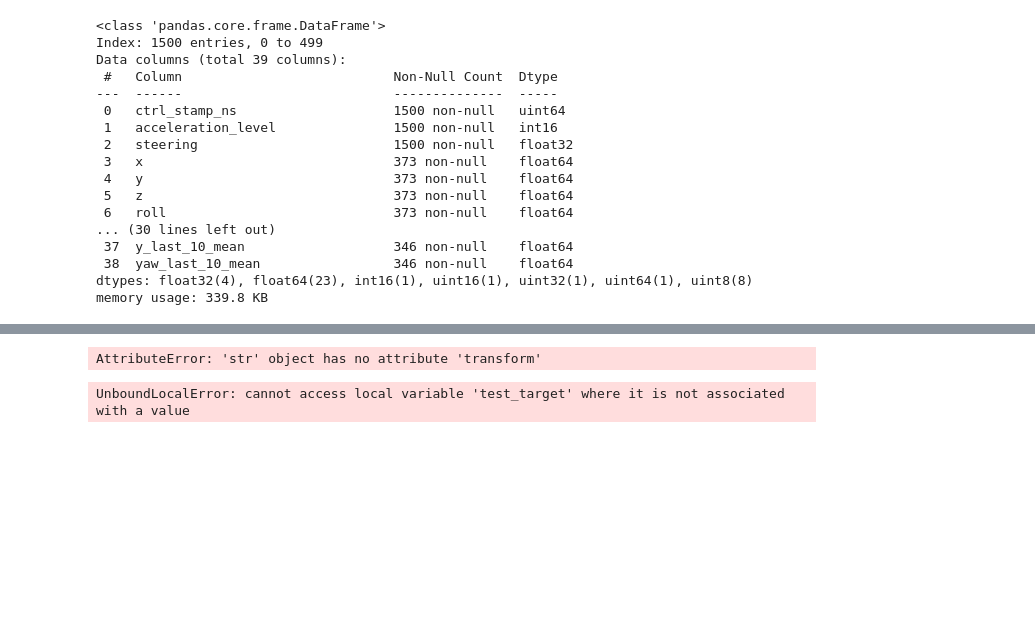
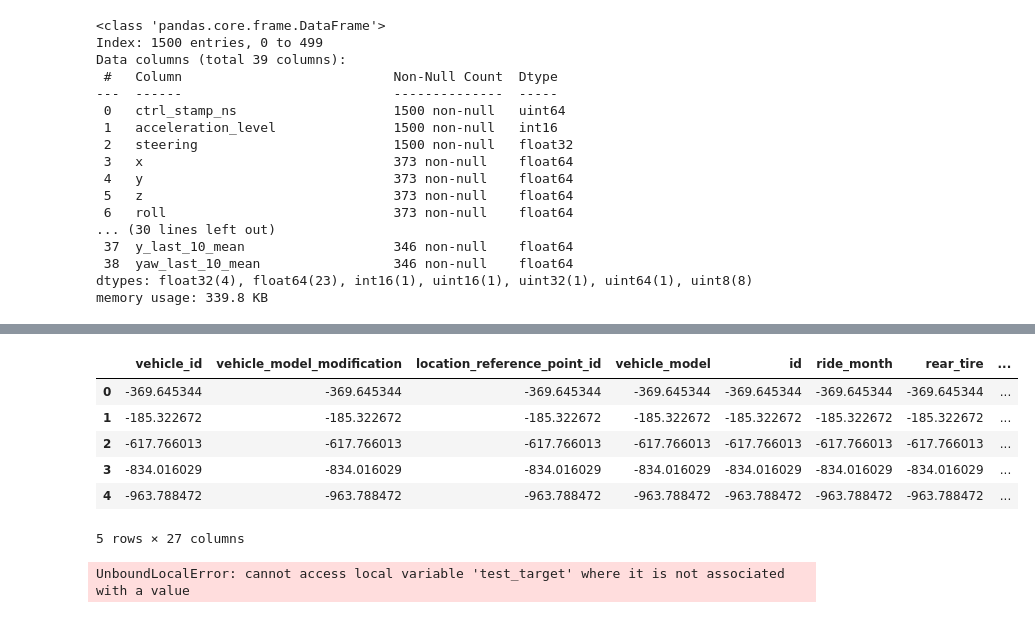
Before and after one commit to rvegrc/self_drive, a Jupyter notebook: api/api_debug.ipynb, the cells around one changed output, grey strips where cells are left out. Saved outputs shown, nothing was run; the diff lists cells and outputs as text; code cells hidden in the pictures; blank space fills up the shorter version.

```diff
--- a/api/api_debug.ipynb
+++ b/api/api_debug.ipynb
@@ -393,29 +471,69 @@ test = df.copy()
 # %%
 id = 0
 # use test data by id
 test_target = test[test['id'] == id]
 
+test_target
+
 # set columns for one target
 cat_cols, num_cols = set_cols_for_model(test_target, target, targets_all)
 
 
-test_id = test[test['id'] == id][cat_cols + num_cols + list(target)].copy()
+test_id = test[test['id'] == id][cat_cols + num_cols].copy()
 
 # add target columns with shifts
 for i in range(1, 4):
-    test_id[f'{target}_shift_{i}'] = test_id[target].shift(i)
+    test_id[f'{target}_shift_{i}'] = test_target[target].shift(i)
 
 # add mean last 10 values for target columns
-test_id[f'{target}_last_10_mean'] = test_id[target].rolling(window=10).mean()
+test_id[f'{target}_last_10_mean'] = test_target[target].rolling(window=10).mean()
 
 preprocessor = pd.read_pickle(f'{preprocessor_path}/preprocessor_{target}.pkl')
 
-# transform the encoded test data with preprocessor
-test_prepr = preprocessor.transform(ctb_encoder(test_id, target, id, cat_cols, num_cols))
+# ctb encoder
 
-# test_id.head()
+# # obsereved columns
+# obs_cols = [col for col in test_id.columns if 'obs' in col]
+
+
+# # use only columns for one target and 'shift_1_obs' doesn't need to encode
+# test_enc = test_id.loc[:, cat_cols + list(set(num_cols) - set(obs_cols))]
+
+# # fill null in target_shift column for correct work CatBoostEncoder
+# test_enc.fillna(value={f'{target}_shift_1': -1}, inplace=True)
+
+# # encode categorical columns
+# test_enc = ce.CatBoostEncoder(cols=cat_cols).fit_transform(test_enc, test_enc[f'{target}_shift_1'])
+
+# # del num and reminder from col names
+# # train_target.columns = [col.split("__")[1] if "__" in col else col for col in train_target.columns]
+
+# # replace -1 to nan
+# test_enc[f'{target}_shift_1'] = test_enc[f'{target}_shift_1'].replace(-1, np.nan)
+
+
+# # add target column to the end
+# test_enc[target] = test_target[target]
+
+# test_enc['id_obs'] = id
+
+# test_enc.head()
+
+
+(ctb_encoder(test_id, target, id, cat_cols, num_cols))
+
+# # transform the encoded test data with preprocessor
+# test_prepr = preprocessor.transform(ctb_encoder(test_id, target, id, cat_cols, num_cols))
+
+# test_prepr.head()
 # %% [output]
+|  | vehicle_id | vehicle_model_modification | location_reference_point_id | vehicle_model | id | ride_month | rear_tire | ... |
+| 0 | -369.645344 | -369.645344 | -369.645344 | -369.645344 | -369.645344 | -369.645344 | -369.645344 | ... |
+| 1 | -185.322672 | -185.322672 | -185.322672 | -185.322672 | -185.322672 | -185.322672 | -185.322672 | ... |
+| 2 | -617.766013 | -617.766013 | -617.766013 | -617.766013 | -617.766013 | -617.766013 | -617.766013 | ... |
+| 3 | -834.016029 | -834.016029 | -834.016029 | -834.016029 | -834.016029 | -834.016029 | -834.016029 | ... |
+| 4 | -963.788472 | -963.788472 | -963.788472 | -963.788472 | -963.788472 | -963.788472 | -963.788472 | ... |
-AttributeError: 'str' object has no attribute 'transform'
+5 rows × 27 columns
 # %%
 df_preprocessor(df.copy(), target, 1, preprocessor_path, targets_all)
 # %% [output]
```
Also changed, not shown: parts of 9 cells of this notebook.
